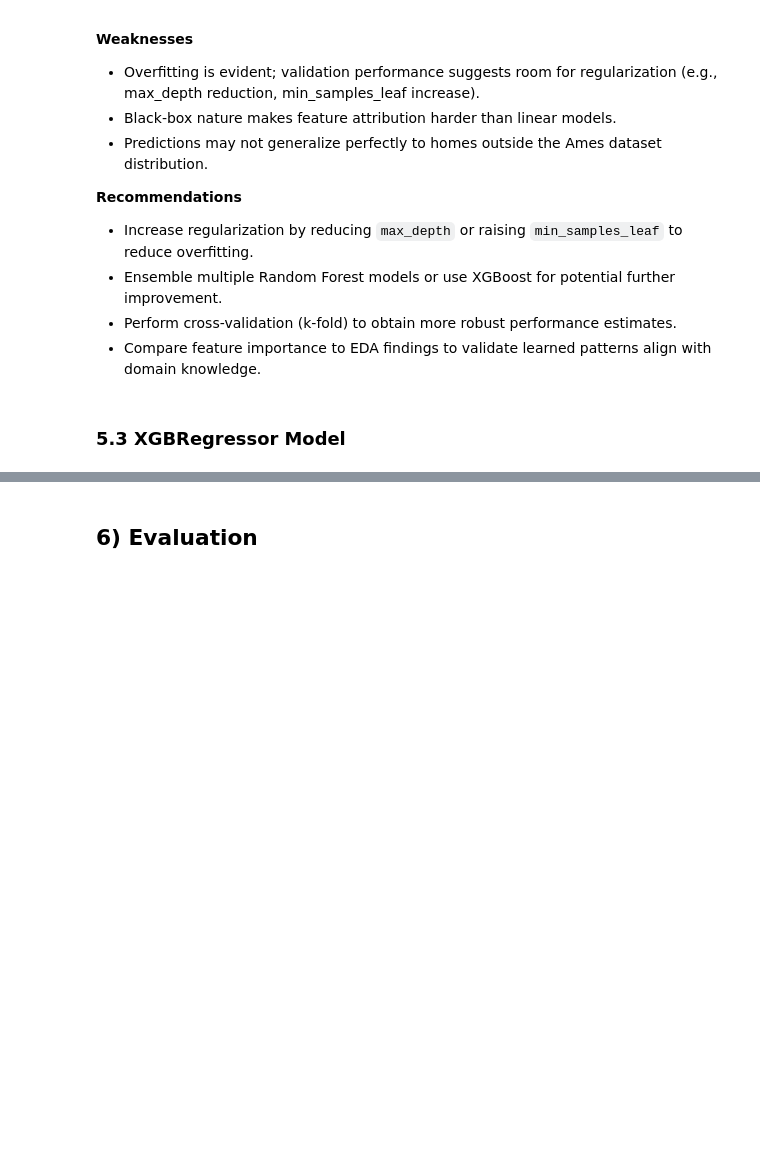
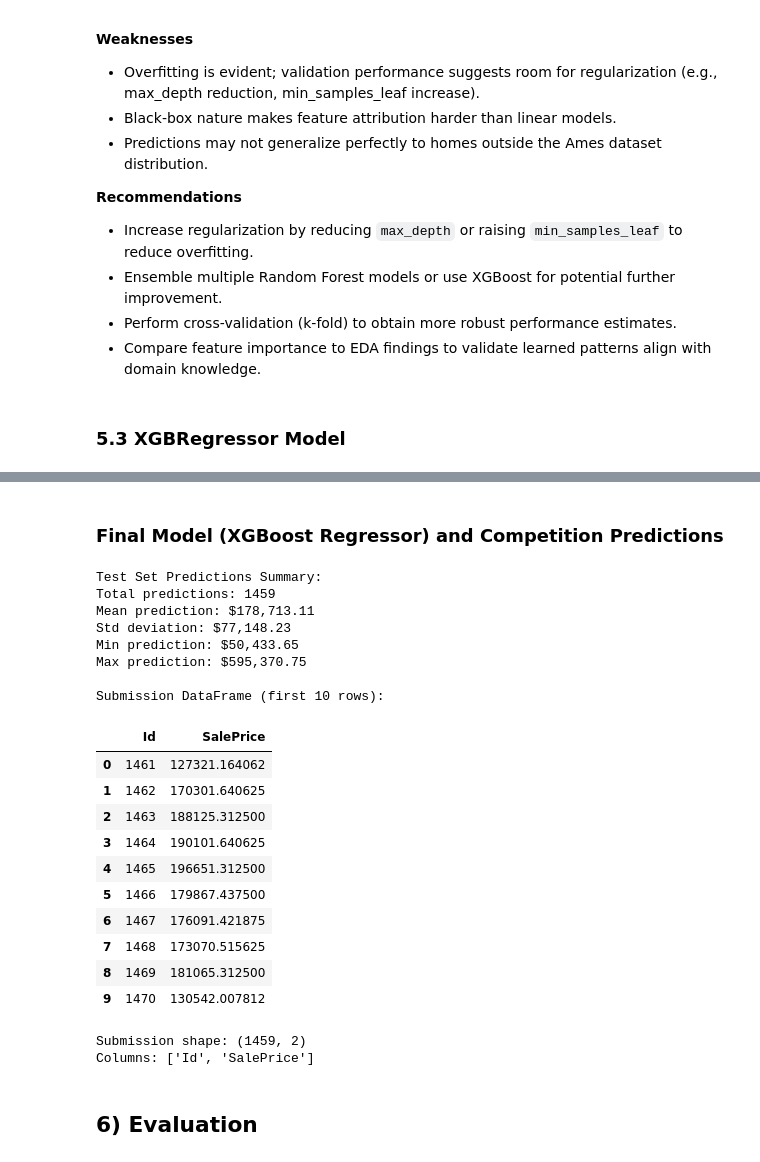
Before and after one commit to eugene-maina72/house_prices_advanced_regression, a Jupyter notebook: notebook.ipynb, the cells around one changed output, grey strips where cells are left out. Cells and saved outputs as stored; diff of their text form; code cells hidden in the pictures; blank space fills up the shorter version.

Commit message:
Model tuned and evaluated

```diff
--- a/notebook.ipynb
+++ b/notebook.ipynb
@@ -1131,0 +1218,61 @@ The Random Forest Regressor was optimized using Optuna over 20 trials and achiev
+# %% [markdown]
+### Final Model (XGBoost Regressor) and Competition Predictions
+# %%
+
+# Generate predictions on test set
+y_test_pred = xgb_model.predict(X_test_selected)
+
+# Print test metrics summary
+test_metrics = evaluate_model(y_train, y_test_pred)  # Dummy true values for summary
+
+# Prepare submission dataframe
+submission_df = pd.DataFrame({
+    'Id': prep_test[id_col].values,
+    'SalePrice': y_test_pred
+})
+
+# Log test predictions and submission to MLflow
+with mlf.start_run(run_name="XGBoost_Test_Predictions"):
+    mlf.log_metrics({
+        "test_predictions_count": len(y_test_pred),
+        "test_predictions_mean": float(np.mean(y_test_pred)),
+        "test_predictions_std": float(np.std(y_test_pred)),
+        "test_predictions_min": float(np.min(y_test_pred)),
+        "test_predictions_max": float(np.max(y_test_pred))
+    })
+    mlf.log_param("final_model", "XGBRegressor_Tuned")
+
+print("Test Set Predictions Summary:")
+print(f"Total predictions: {len(y_test_pred)}")
+print(f"Mean prediction: ${np.mean(y_test_pred):,.2f}")
+print(f"Std deviation: ${np.std(y_test_pred):,.2f}")
+print(f"Min prediction: ${np.min(y_test_pred):,.2f}")
+print(f"Max prediction: ${np.max(y_test_pred):,.2f}")
+
+print("\nSubmission DataFrame (first 10 rows):")
+display(submission_df.head(10))
+
+print(f"\nSubmission shape: {submission_df.shape}")
+print(f"Columns: {submission_df.columns.tolist()}")
+# %% [output]
+Test Set Predictions Summary:
+Total predictions: 1459
+Mean prediction: $178,713.11
+Std deviation: $77,148.23
+Min prediction: $50,433.65
+Max prediction: $595,370.75
+
+Submission DataFrame (first 10 rows):
+|  | Id | SalePrice |
+| 0 | 1461 | 127321.164062 |
+| 1 | 1462 | 170301.640625 |
+| 2 | 1463 | 188125.312500 |
+| 3 | 1464 | 190101.640625 |
+| 4 | 1465 | 196651.312500 |
+| 5 | 1466 | 179867.437500 |
+| 6 | 1467 | 176091.421875 |
+| 7 | 1468 | 173070.515625 |
+| 8 | 1469 | 181065.312500 |
+| 9 | 1470 | 130542.007812 |
+Submission shape: (1459, 2)
+Columns: ['Id', 'SalePrice']
```
Also changed, not shown: parts of 7 cells of this notebook, 2 other files.
